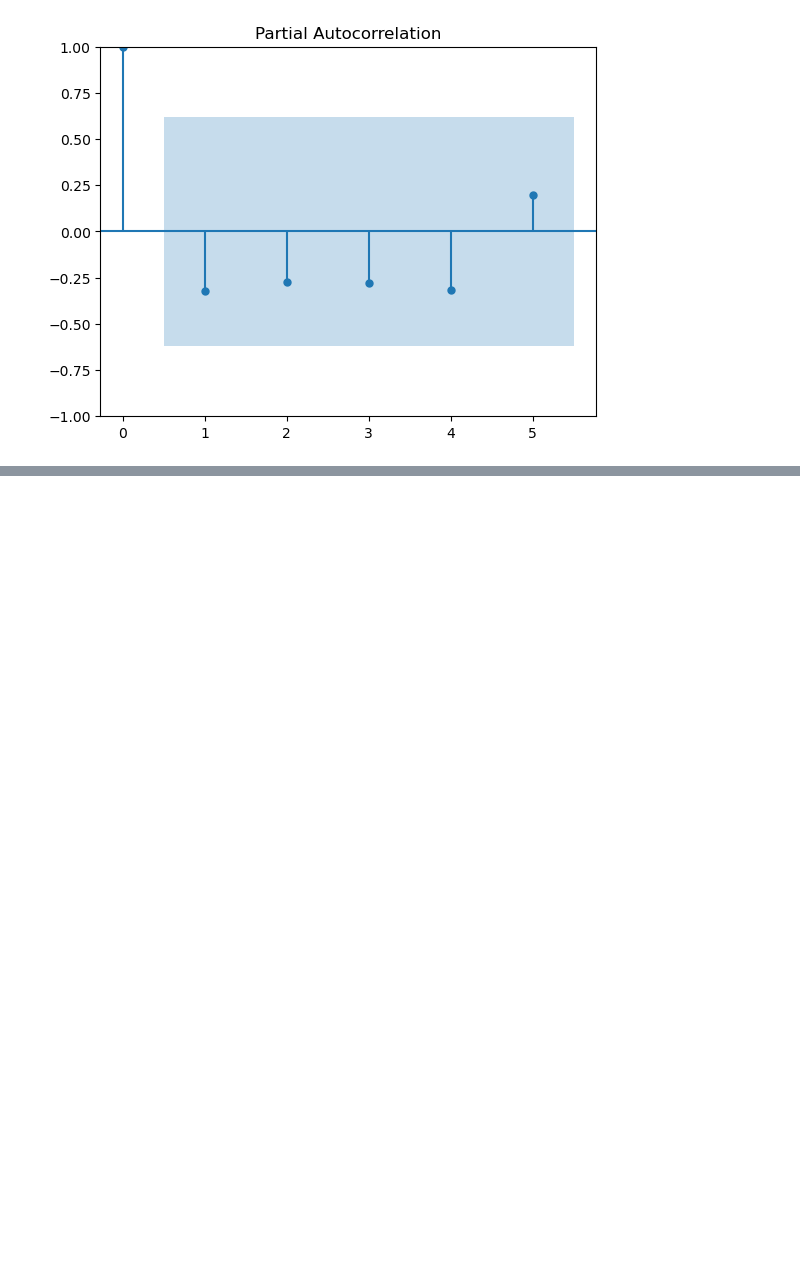
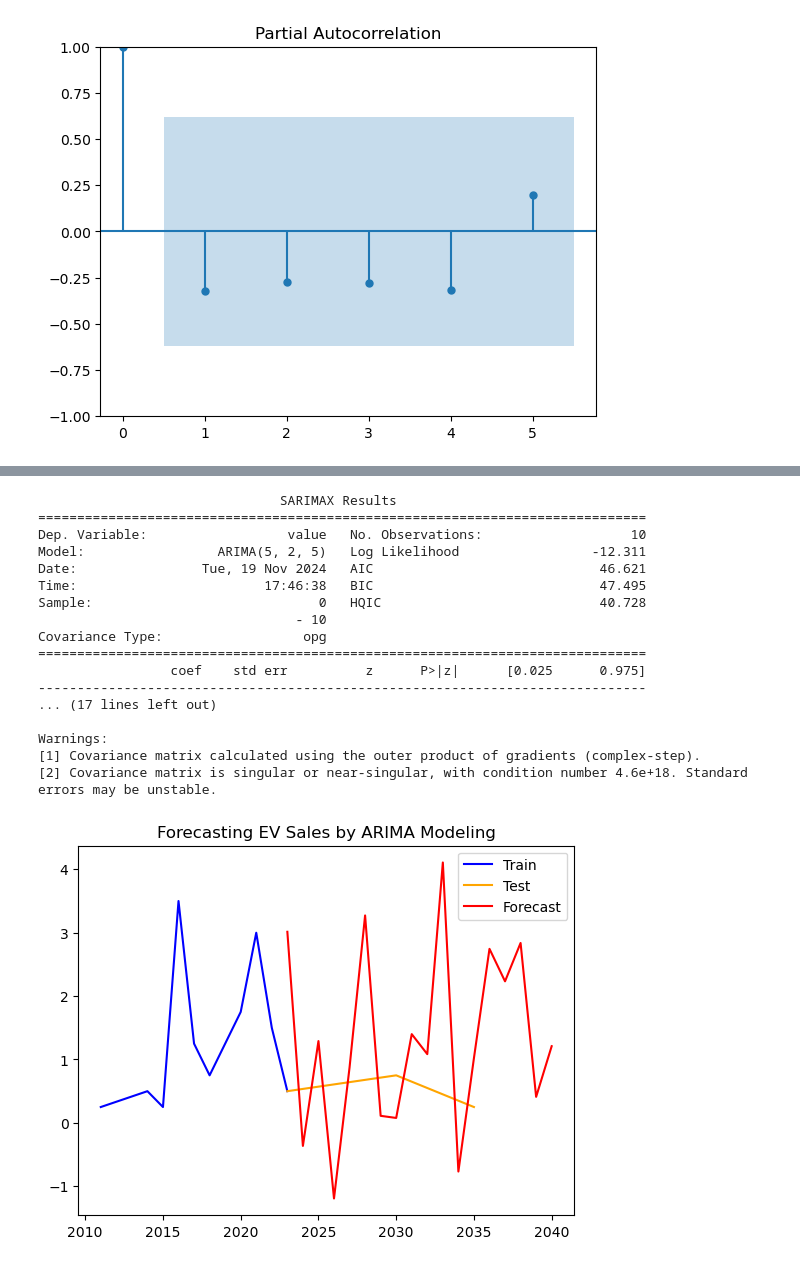
Before and after one commit to TDMinhNhat/Machine_Learning_Model_Example, a Jupyter notebook: model/arima/project_da02_3.ipynb, the cells around one changed output, grey strips where cells are left out. Cells and saved outputs as stored; diff of their text form; code cells hidden in the pictures; blank space fills up the shorter version.

```diff
--- a/model/arima/project_da02_3.ipynb
+++ b/model/arima/project_da02_3.ipynb
@@ -164 +168,34 @@ plt.show()
 [figure]
+# %%
+model_fit = ARIMA(train_diff_1, order=(5, 2, 5)).fit()
+print(model_fit.summary())
+
+forecast_years = np.arange(2023, 2041)
+forecast_steps = len(forecast_years)
+forecast = model_fit.forecast(steps=forecast_steps)
+
+plt.plot(train["year"], train["value"], label="Train", color = "blue")
+plt.plot(test["year"], test["value"], label="Test", color = "orange")
+plt.plot(forecast_years, forecast, label="Forecast", color = "red")
+plt.title("Forecasting EV Sales by ARIMA Modeling")
+plt.legend()
+plt.show()
+# %% [output]
+                               SARIMAX Results
+==============================================================================
+Dep. Variable:                  value   No. Observations:                   10
+Model:                 ARIMA(5, 2, 5)   Log Likelihood                 -12.311
+Date:                Tue, 19 Nov 2024   AIC                             46.621
+Time:                        17:46:38   BIC                             47.495
+Sample:                             0   HQIC                            40.728
+                                 - 10
+Covariance Type:                  opg
+==============================================================================
+                 coef    std err          z      P>|z|      [0.025      0.975]
+------------------------------------------------------------------------------
+... (17 lines left out)
+
+Warnings:
+[1] Covariance matrix calculated using the outer product of gradients (complex-step).
+[2] Covariance matrix is singular or near-singular, with condition number 4.6e+18. Standard errors may be unstable.
+[figure, added]
```
Also changed, not shown: parts of 10 cells of this notebook, 1 other file.
